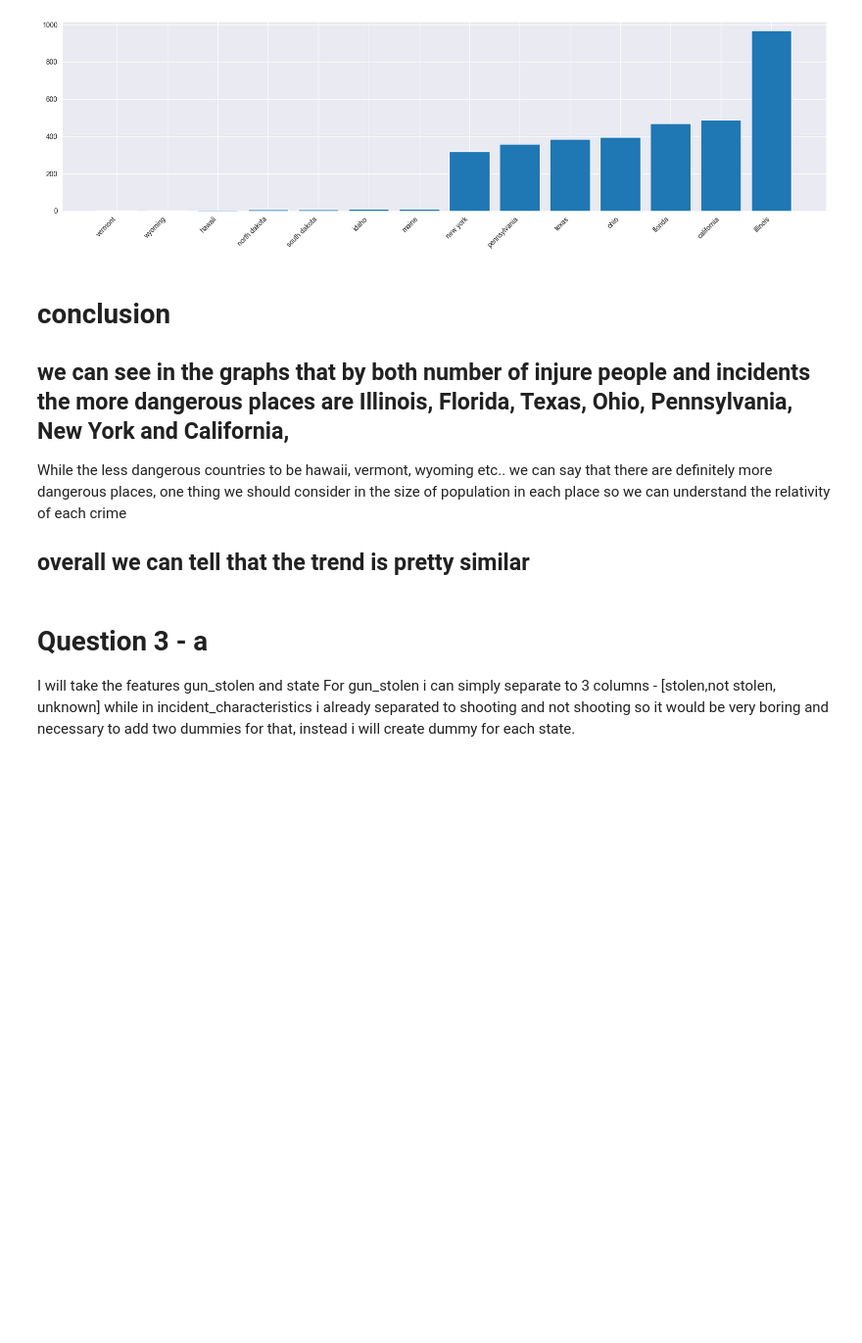
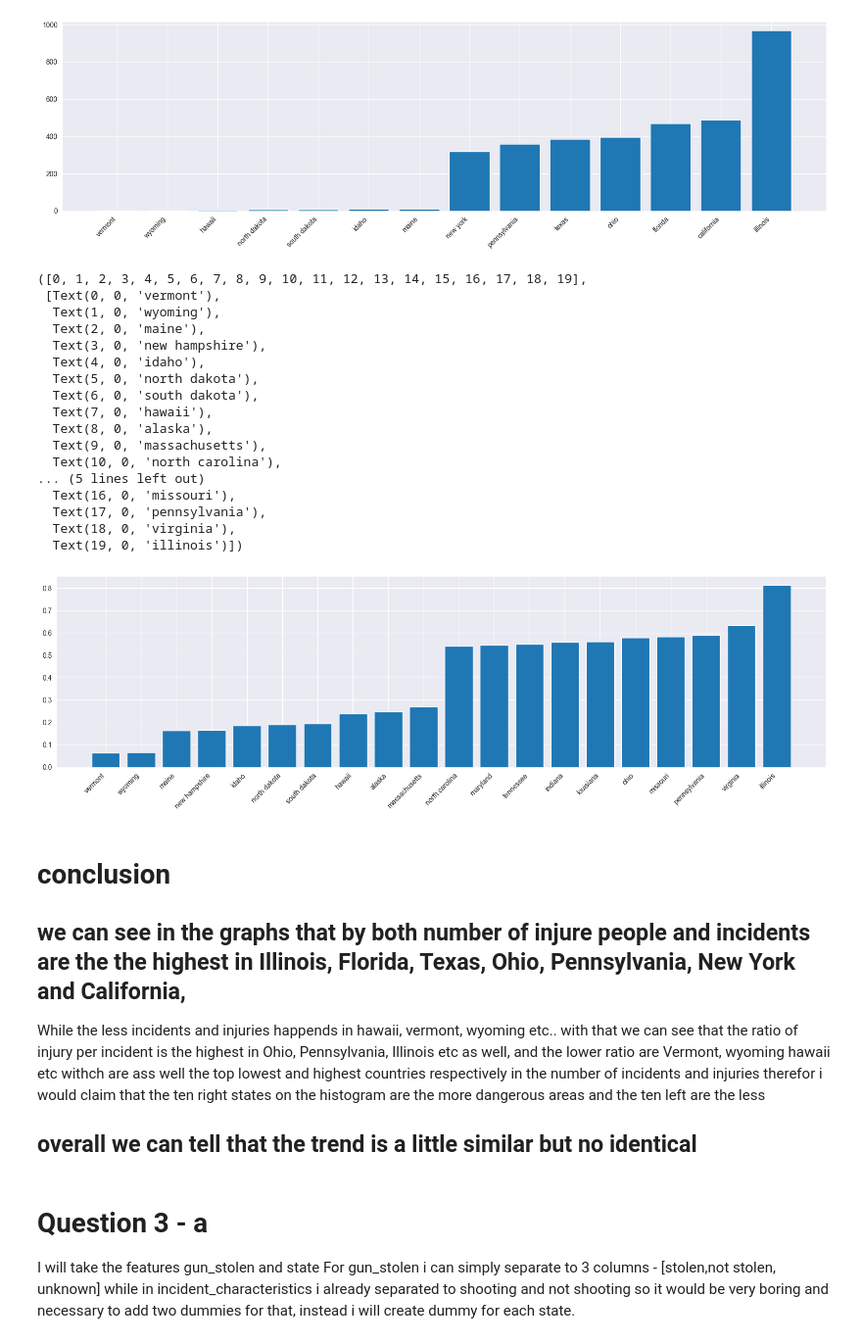
Before and after one commit to benmoyal1/data_science_lab, a Jupyter notebook: week1/lab_week_one.ipynb, the cells around one changed output. Shown at 98% size. Cells and saved outputs as stored; diff of their text form; code cells hidden in the pictures; blank space fills up the shorter version.

Commit message:
changing count to mean on question 2

```diff
--- a/week1/lab_week_one.ipynb
+++ b/week1/lab_week_one.ipynb
@@ -236,13 +233,47 @@ plt.xticks(rotation=45, ha='right')
   Text(12, 0, 'california'),
   Text(13, 0, 'illinois')])
 [figure]
+# %%
+group_by_state_injured = df.groupby(by=df_no_unknown_state['state'])['n_injured'].mean().reset_index()
+
+top_seven_injuries_n = group_by_state_injured.nlargest(10, 'n_injured')
+bottom_seven_injuries_n = group_by_state_injured.nsmallest(10, 'n_injured')
+sorted_data_injured_n = pd.concat([top_seven_injuries_n,bottom_seven_injuries_n])
+sorted_data_injured_n = sorted_data_injured_n.sort_values(by='n_injured')
+
+state_sorted = sorted_data_injured_n['state']
+injured_num_sorted = sorted_data_injured_n['n_injured']
+
+fig, ax = plt.subplots(1, 1, figsize=(20, 5))
+ax.bar(state_sorted, injured_num_sorted)
+plt.xticks(rotation=45, ha='right')
+# %% [output]
+([0, 1, 2, 3, 4, 5, 6, 7, 8, 9, 10, 11, 12, 13, 14, 15, 16, 17, 18, 19],
+ [Text(0, 0, 'vermont'),
+  Text(1, 0, 'wyoming'),
+  Text(2, 0, 'maine'),
+  Text(3, 0, 'new hampshire'),
+  Text(4, 0, 'idaho'),
+  Text(5, 0, 'north dakota'),
+  Text(6, 0, 'south dakota'),
+  Text(7, 0, 'hawaii'),
+  Text(8, 0, 'alaska'),
+  Text(9, 0, 'massachusetts'),
+  Text(10, 0, 'north carolina'),
+... (5 lines left out)
+  Text(16, 0, 'missouri'),
+  Text(17, 0, 'pennsylvania'),
+  Text(18, 0, 'virginia'),
+  Text(19, 0, 'illinois')])
+[figure, added]
 # %% [markdown]
 # conclusion
-## we can see in the graphs that by both  number of injure people and  incidents  the more dangerous places are Illinois, Florida, Texas, Ohio, Pennsylvania, New York and California,
- While the less dangerous countries to be hawaii, vermont, wyoming etc..
-we can say that there are definitely more dangerous places,
-one thing we should consider in the size of population in each place so we can understand the relativity of each crime
-## overall we can tell that the trend is   pretty similar
+## we can see in the graphs that by both  number of injure people and incidents are the the highest  in Illinois, Florida, Texas, Ohio, Pennsylvania, New York and California,
+ While the less incidents and injuries happends in  hawaii, vermont, wyoming etc..
+with that we can see that the ratio of injury per incident is the highest in Ohio, Pennsylvania, Illinois etc as well,
+and the lower ratio are Vermont, wyoming hawaii etc withch are ass well the top lowest and highest countries respectively in the number of incidents and injuries therefor i would claim that the ten right states on the histogram are the more dangerous areas and the ten left are the less
+
+## overall we can tell that the trend is a little similar but no identical
 # %% [markdown]
 # Question 3 - a
 I will take the features gun_stolen and state
```
Also changed, not shown: parts of 12 cells of this notebook, 1 other file.
